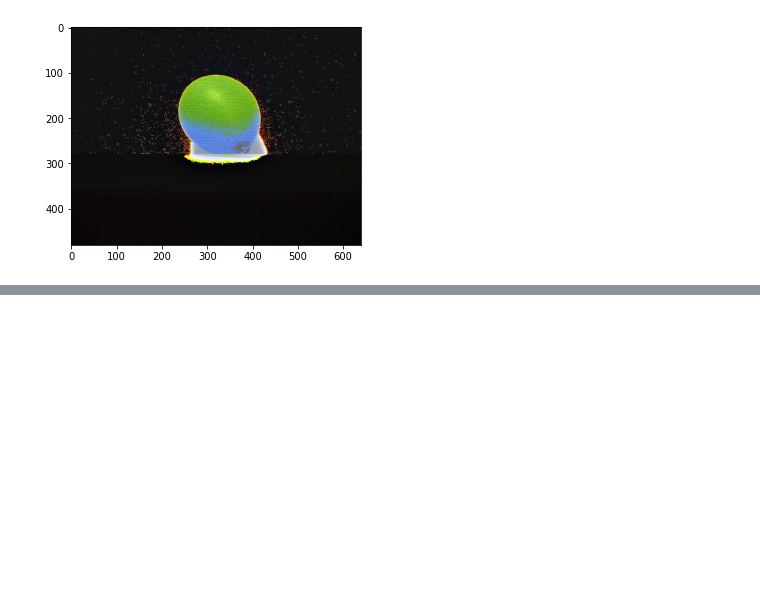
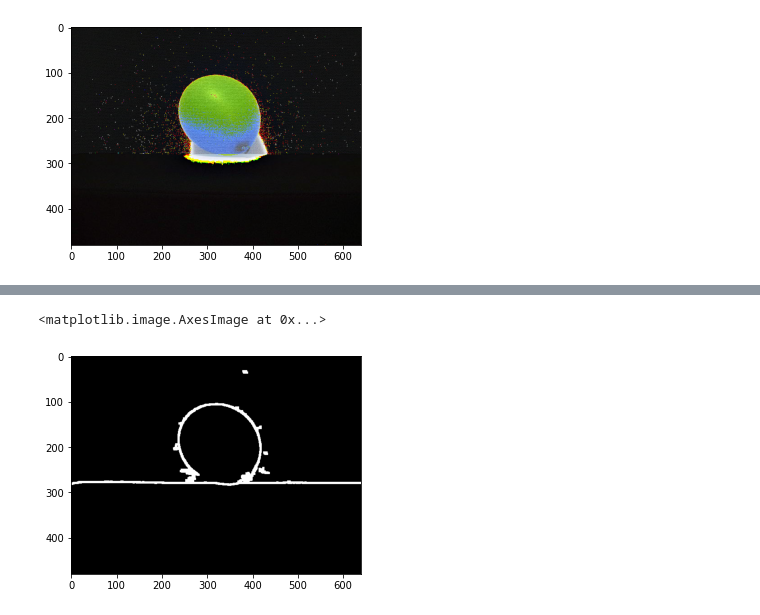
Before and after one commit to haruka20010217/class, a Jupyter notebook: Seminar.ipynb, the cells around one changed output, grey strips where cells are left out. Saved outputs shown, nothing was run; the diff lists cells and outputs as text; code cells hidden in the pictures; blank space fills up the shorter version.

```diff
--- a/Seminar.ipynb
+++ b/Seminar.ipynb
@@ -632,0 +653,9 @@ plt.imshow(cv2.cvtColor(im2_im1_filtered, cv2.COLOR_BGR2RGB))
+# %%
+# エッジを膨張させる
+im2_edge_dilated = cv2.dilate(im2_edged, kernel)
+
+# 膨張させたエッジの画像を表示
+plt.imshow(im2_edge_dilated, cmap="gray")
+# %% [output]
+<matplotlib.image.AxesImage at 0x...>
+[figure, added]
```
Also changed, not shown: parts of 5 cells of this notebook.
